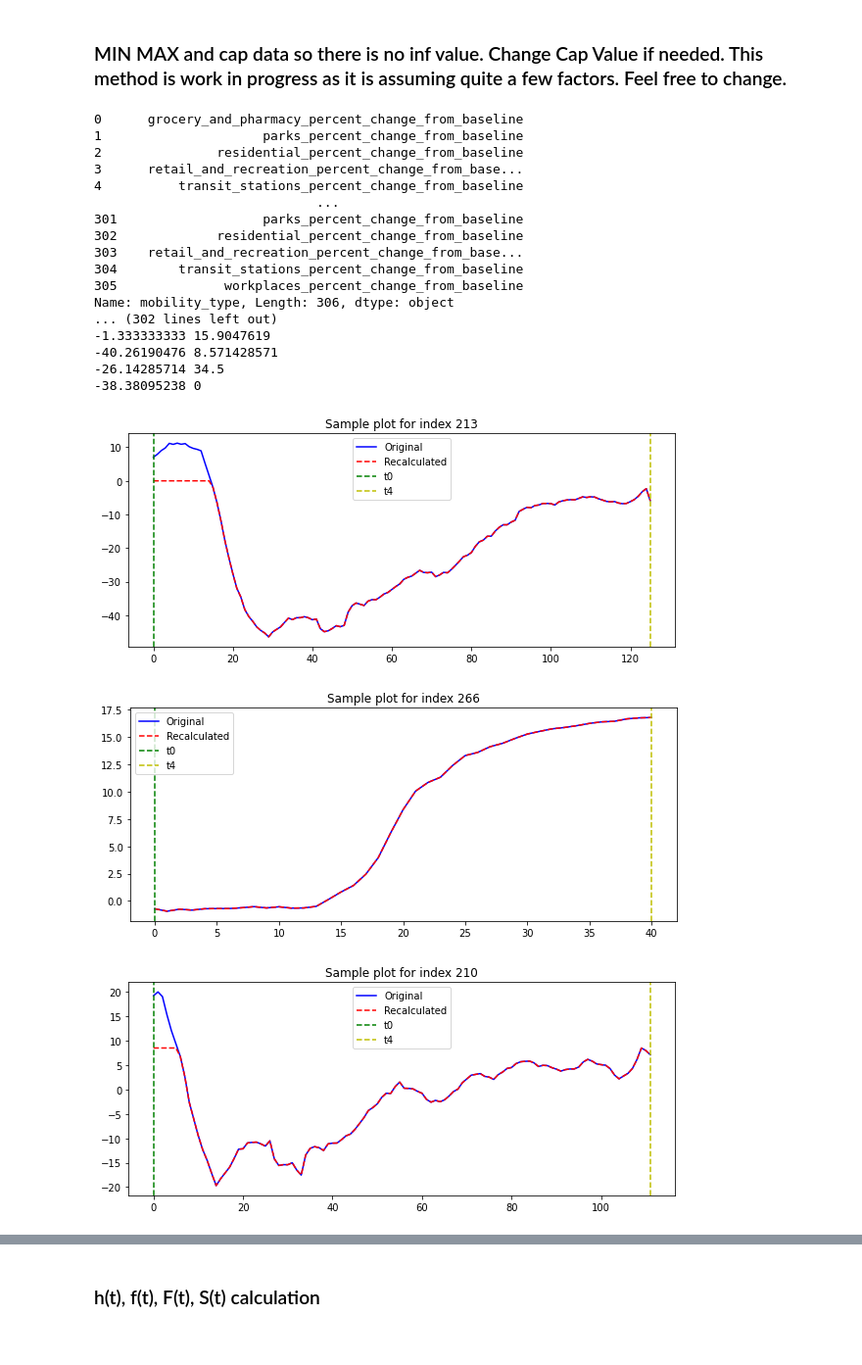
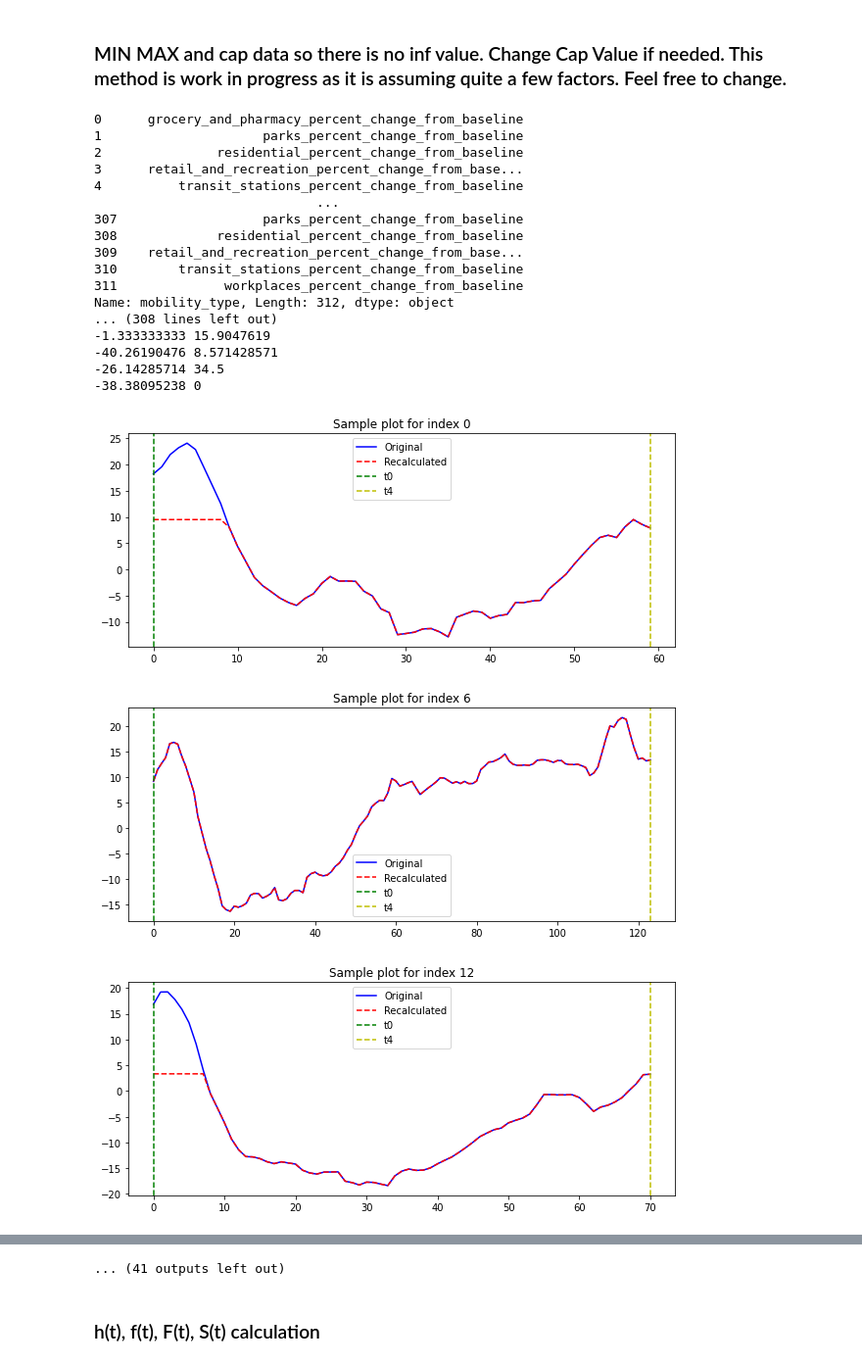
Before and after one commit to EddieZhu22/LEA-Model, a Jupyter notebook: h(t)_calculation.ipynb, the cells around one changed output, grey strips where cells are left out. Shown at 98% size. Drawn from its saved outputs; the diff is of its cells as text; code cells hidden in the pictures.

```diff
--- a/h(t)_calculation.ipynb
+++ b/h(t)_calculation.ipynb
@@ -18,14 +18,17 @@ grouped_df = dataset.groupby(['state', 'mobility_type']).agg({
 dataset = grouped_df
 dataset['t0'] = None
 
-dataset = dataset[dataset['state'] != 'US']
+#dataset = dataset[dataset['state'] != 'US']
 
 
 def update_t0_values(dataset, mobility_type):
     t0_data = pd.read_csv(
         f'Datasets/data/Ts_each_state/2020_{mobility_type}.csv')
     t0_dict = dict(zip(t0_data['state'], t0_data['t0_index']))
-    dataset['t0'] = dataset['state'].map(t0_dict)
+
+    # Map the 'state' in dataset to 't0' using t0_dict
+    # If the state is not found in t0_dict, default to 0
+    dataset['t0'] = dataset['state'].map(lambda x: t0_dict.get(x, 0))
 
 
 # Update dataset with t0 values
@@ -46,9 +49,9 @@ def is_derivative_within_bounds(index, derivative):
     return True
 
 
-def find_final_t4_after_t2(smoothed_data, t0):
+def find_final_t4_after_t2(original_data, smoothed_data, t0):
     """Find t4 after the minimum point (t2) in the smoothed_data."""
-    t2 = np.argmin(smoothed_data)
+    t2 = np.argmin(original_data)
 
     derivative = np.diff(smoothed_data)
     zero_crossings = np.where(np.diff(np.sign(derivative)))[0]
@@ -72,7 +75,8 @@ def process_trajectory_final_t4_after_t2(row, ma_window=7):
     y_changes = list(row['y_ridership_change'])
     smoothed_y_changes = pd.Series(y_changes).rolling(window=ma_window, center=True).mean(
     ).fillna(method='bfill').fillna(method='ffill').tolist()
-    t0, t2, t4 = find_final_t4_after_t2(smoothed_y_changes, row['t0'])
+    t0, t2, t4 = find_final_t4_after_t2(
+        y_changes, smoothed_y_changes, row['t0'])
     return t0, t2, t4
 
 
@@ -121,9 +125,10 @@ def plot_final_t4_after_t2(row):
 
 
 # Plotting final t4 after t2 for a few trajectories for demonstration
-sample_rows = dataset.sample(15)
+'''sample_rows = dataset
 for _, row in sample_rows.iterrows():
-    plot_final_t4_after_t2(row)
+    if row['mobility_type'] == 'grocery_and_pharmacy_percent_change_from_baseline':
+        plot_final_t4_after_t2(row)'''
 
 dataset1 = dataset
 
@@ -436,59 +432,60 @@ dataset1.loc[:, 'y_ridership_change_minmax'], dataset1.loc[:, 'minmax_data'] = a
 
 dataset1.loc[:, 'mass'] = [compute_mass_from_t2_t4(lst, int(t0), int(t4)) for lst, t0, t4 in zip(
     dataset1['y_ridership_change'], dataset1['t0'], dataset1['t4'])]
 
 dataset1.loc[:, 'Qmax'] = dataset1.apply(lambda row: compute_Qmax(
     row['y_ridership_change'], row['t0'], row['t4']), axis=1)
 
 # Displaying dataset1
 dataset1[['y_ridership_change', 'y_ridership_change_minmax', 'Qmax', 'mass']].head()
 
 
 def revert_minmax_from_mass_and_Qmax(normalized_value, mass, Qmax):
     if mass < 0:
         mass = -mass
     return (normalized_value * mass) + Qmax
 
 
 # Plotting
-for index, row in dataset1.sample(3).iterrows():
-    t0, t4 = int(row['t0']), int(row['t4'])
-    original_segment = row['y_ridership_change'][t0:t4+1]
-    recalculated_segment = [revert_minmax_from_mass_and_Qmax(
-        val, row['mass'], row['Qmax']) for val in row['y_ridership_change_minmax']]
-    if len(original_segment) != len(recalculated_segment):
-        print(
-            f"Mismatch detected at index {index}. Original length: {len(original_segment)}, Recalculated length: {len(recalculated_segment)}")
-        continue
-    plt.figure(figsize=(10, 4))
-    plt.plot(original_segment, label="Original", color="blue")
-    #plt.plot(original_segment, label="Original", color="blue")
-    plt.plot(recalculated_segment,
-             label="Recalculated", color="red", linestyle="--")
-    plt.axvline(x=0, color='g', linestyle='--', label="t0")
-    plt.axvline(x=t4-t0, color='y', linestyle='--', label="t4")
-    plt.legend()
-    plt.title(f"Sample plot for index {index}")
-    plt.show()
+'''for index, row in dataset1.iterrows():
+    if row['mobility_type'] == 'grocery_and_pharmacy_percent_change_from_baseline':
+        t0, t4 = int(row['t0']), int(row['t4'])
+        original_segment = row['y_ridership_change'][t0:t4+1]
+        recalculated_segment = [revert_minmax_from_mass_and_Qmax(
+            val, row['mass'], row['Qmax']) for val in row['y_ridership_change_minmax']]
+        if len(original_segment) != len(recalculated_segment):
+            print(
+                f"Mismatch detected at index {index}. Original length: {len(original_segment)}, Recalculated length: {len(recalculated_segment)}")
+            continue
+        plt.figure(figsize=(10, 4))
+        plt.plot(original_segment, label="Original", color="blue")
+        #plt.plot(original_segment, label="Original", color="blue")
+        plt.plot(recalculated_segment,
+                 label="Recalculated", color="red", linestyle="--")
+        plt.axvline(x=0, color='g', linestyle='--', label="t0")
+        plt.axvline(x=t4-t0, color='y', linestyle='--', label="t4")
+        plt.legend()
+        plt.title(f"Sample plot for index {index}")
+        plt.show()'''
 dataset1.to_csv('test.csv')
 # %% [output]
 0      grocery_and_pharmacy_percent_change_from_baseline
 1                     parks_percent_change_from_baseline
 2               residential_percent_change_from_baseline
 3      retail_and_recreation_percent_change_from_base...
 4          transit_stations_percent_change_from_baseline
                              ...
-301                   parks_percent_change_from_baseline
-302             residential_percent_change_from_baseline
-303    retail_and_recreation_percent_change_from_base...
-304        transit_stations_percent_change_from_baseline
-305              workplaces_percent_change_from_baseline
-Name: mobility_type, Length: 306, dtype: object
-... (302 lines left out)
+307                   parks_percent_change_from_baseline
+308             residential_percent_change_from_baseline
+309    retail_and_recreation_percent_change_from_base...
+310        transit_stations_percent_change_from_baseline
+311              workplaces_percent_change_from_baseline
+Name: mobility_type, Length: 312, dtype: object
+... (308 lines left out)
 -1.333333333 15.9047619
 -40.26190476 8.571428571
 -26.14285714 34.5
 -38.38095238 0
-[figure, old version]
+[figure, new version]
-[figure, old version]
+[figure, new version]
-[figure, old version]
+[figure, new version]
@@ -495,3 +500,4 @@ Name: mobility_type, Length: 306, dtype: object
+... (41 outputs left out)
 # %% [markdown]
 ### h(t), f(t), F(t), S(t) calculation
 # %%
```
Also changed, not shown: parts of 5 cells of this notebook, 8 other files.
